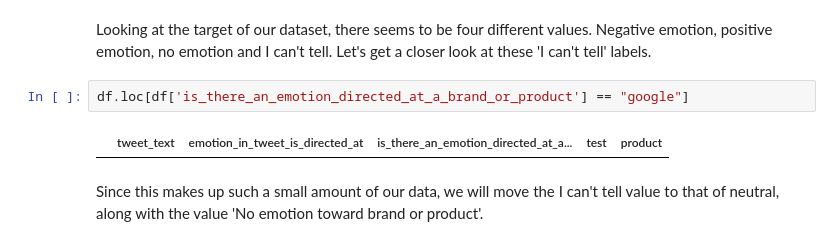
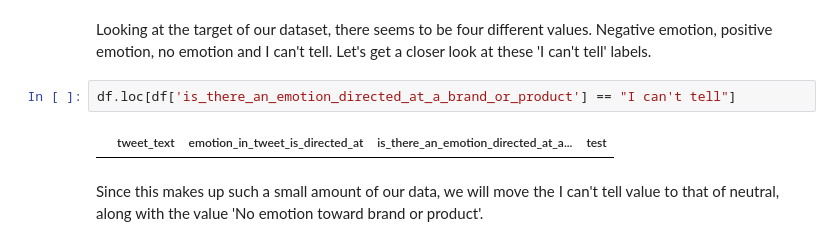
Before and after one commit to mmceld2/NLP-Analysis, a Jupyter notebook: Mitch_NB.ipynb, the cells around one changed output. Cells and saved outputs as stored; diff of their text form.

```diff
--- a/Mitch_NB.ipynb
+++ b/Mitch_NB.ipynb
@@ -208,9 +208,9 @@ array(['Negative emotion', 'Positive emotion',
 # %% [markdown]
 Looking at the target of our dataset, there seems to be four different values. Negative emotion, positive emotion, no emotion and I can't tell. Let's get a closer look at these 'I can't tell' labels.
 # %%
-df.loc[df['is_there_an_emotion_directed_at_a_brand_or_product'] == "google"]
+df.loc[df['is_there_an_emotion_directed_at_a_brand_or_product'] == "I can't tell"]
 # %% [output]
-|  | tweet_text | emotion_in_tweet_is_directed_at | is_there_an_emotion_directed_at_a... | test | product |
+|  | tweet_text | emotion_in_tweet_is_directed_at | is_there_an_emotion_directed_at_a... | test |
 # %% [markdown]
 Since this makes up such a small amount of our data, we will move the I can't tell value to that of neutral, along with the value 'No emotion toward brand or product'.
 # %%
```
Also changed, not shown: parts of 5 cells of this notebook, 1 other file.
